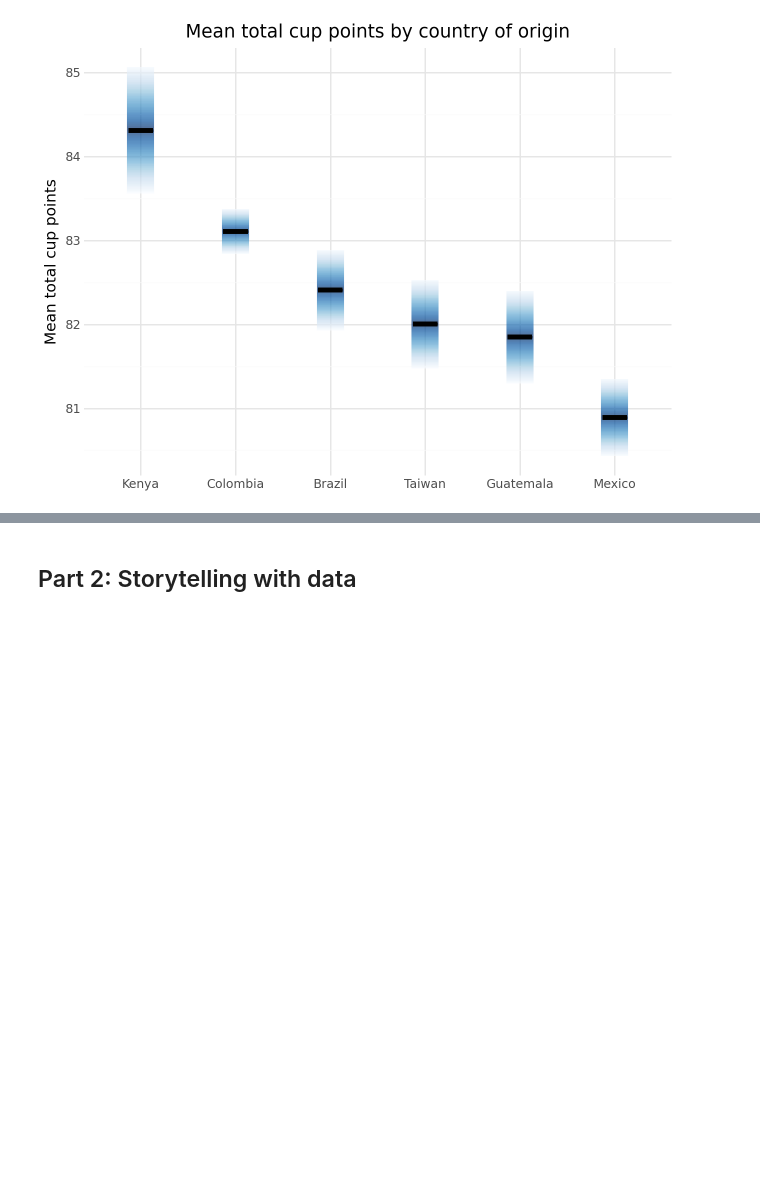
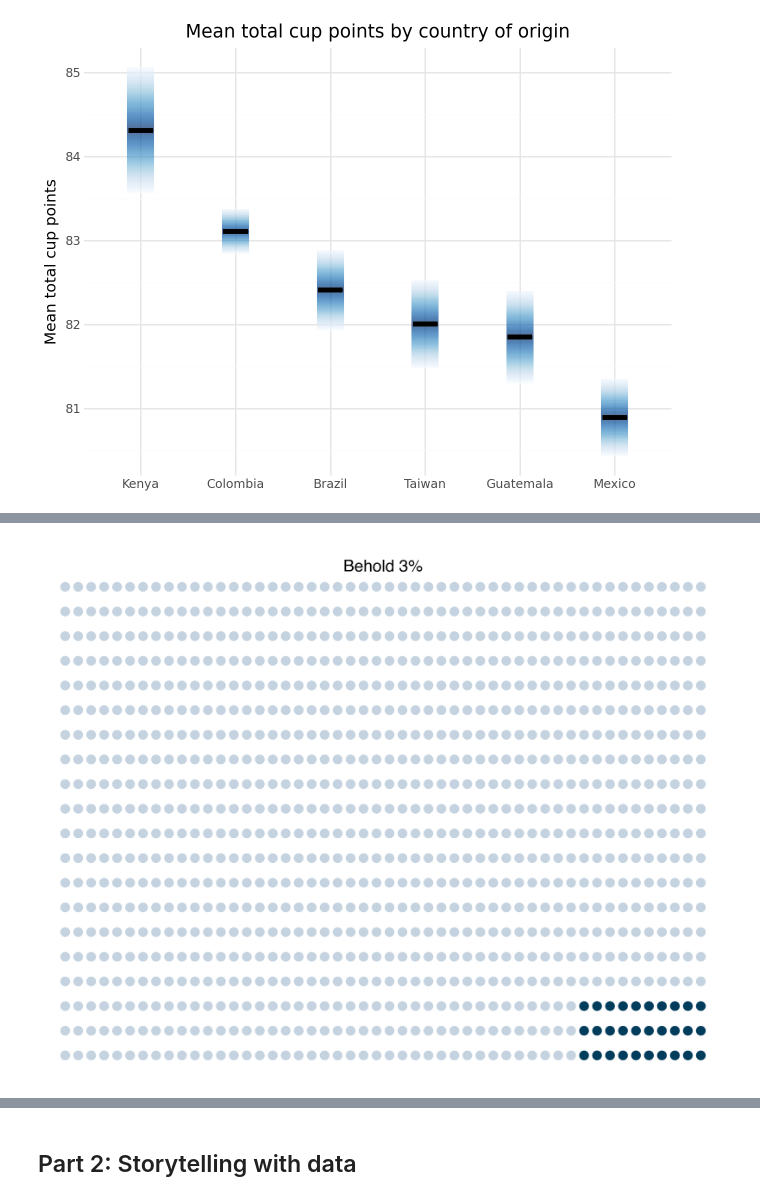
Before and after one commit to Salabud/MVE080-grp10, a Jupyter notebook: Homework4_2025.ipynb, the cells around one changed output, grey strips where cells are left out. Cells and saved outputs as stored; diff of their text form; code cells hidden in the pictures; blank space fills up the shorter version.

```diff
--- a/Homework4_2025.ipynb
+++ b/Homework4_2025.ipynb
@@ -335,2 +297,54 @@ data['color'] = np.where(
+# %%
+# Insert code here
+# Remember to print the visual
+
+n_cols = 50
+n_rows = 20
+total_dots = n_cols * n_rows
+
+x_coords = []
+y_coords = []
+highlight = []
+
+for row in range(n_rows):
+    for col in range(n_cols):
+        x_coords.append(col)
+        y_coords.append(row)
+
+        if row < 3 and col >= 40:
+            highlight.append("Yes")
+        else:
+            highlight.append("No")
+
+data_freq = pd.DataFrame({
+    'x': x_coords,
+    'y': y_coords,
+    'highlight': highlight
+})
+
+color_map = {"No": "#C5D3E0", "Yes": "#003D5C"}
+
+#visual =
+(
+    ggplot(data_freq, aes(x='x', y='y', fill='highlight'))
+    + geom_point(size=8, shape='o', stroke=0)
+    + scale_fill_manual(values=color_map)
+    + scale_x_continuous(expand=(0.01, 0.01))
+    + scale_y_continuous(expand=(0.01, 0.01))
+    + labs(title="Behold 3%")
+    + theme_void()
+    + theme(
+        legend_position='none',
+        plot_title=element_text(size=24, face='bold', ha='center'),
+        plot_margin=0.03,
+        figure_size=(14, 11),
+        panel_background=element_rect(fill='white'),
+        plot_background=element_rect(fill='white')
+    )
+)
+
+#print(visual)
+# %% [output]
+[figure, added]
 # %% [markdown]
 ### Question 2.4
```
Also changed, not shown: parts of 17 cells of this notebook.
